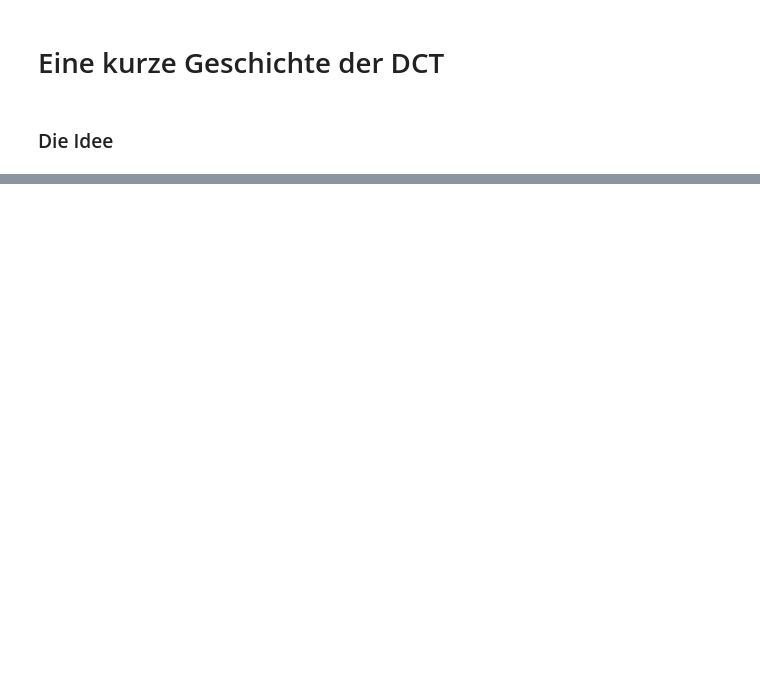
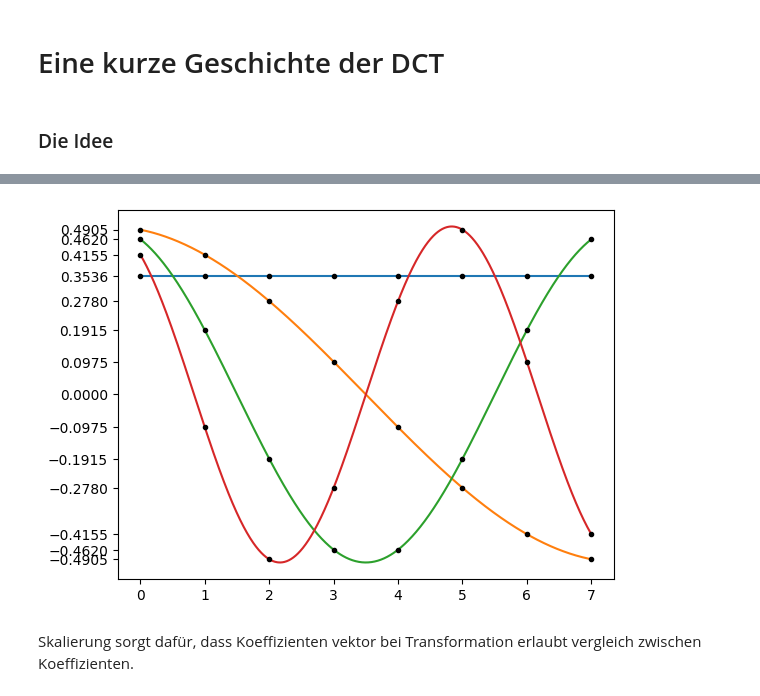
Before and after one commit to LeonardoDiCodeo/dct, a Jupyter notebook: DCT.ipynb, the cells around one changed output, grey strips where cells are left out. Drawn from its saved outputs; the diff is of its cells as text; code cells hidden in the pictures; blank space fills up the shorter version.

```diff
--- a/DCT.ipynb
+++ b/DCT.ipynb
@@ -35,0 +107,29 @@ plt.show()
+# %%
+def plotbasefunctionko(n, k):
+    fig, ax = plt.subplots()
+    x = np.linspace(0,n-1,1000)
+    x_marker = np.linspace(0,n-1,n)
+    ax.set_xticks(x_marker)
+    y_ticks = np.array([0])
+    y = np.sqrt(1/n) * np.cos((2*x+1)*np.pi*0 / (2*n))
+    y_marker = np.sqrt(1/n) * np.cos((2*x_marker+1)*np.pi*0 / (2*n))
+    ax.plot(x,y)
+    ax.plot(x_marker, y_marker, '.', color='k')
+    y_ticks= np.append(y_ticks, y_marker)
+    for i in range(1,k):
+        y = np.sqrt(2/n) * np.cos((2*x+1)*np.pi*i / (2*n))
+        y_marker = np.sqrt(2/n) * np.cos((2*x_marker+1)*np.pi*i / (2*n)).round(3)
+        ax.plot(x,y)
+        ax.plot(x_marker, y_marker, '.', color='k')
+        y_ticks= np.append(y_ticks, y_marker)
+    y_ticks = set(y_ticks)
+    y_ticks = list(y_ticks)
+    ax.set_yticks(y_ticks)
+    plt.savefig('base8funcko.svg')
+    plt.show()
+
+plotbasefunctionko(8,4)
+# %% [output]
+[figure, added]
+# %% [markdown]
+Skalierung sorgt dafür, dass Koeffizienten vektor bei Transformation erlaubt vergleich zwischen Koeffizienten.
```
Also changed, not shown: parts of 7 cells of this notebook, 3 other files.
